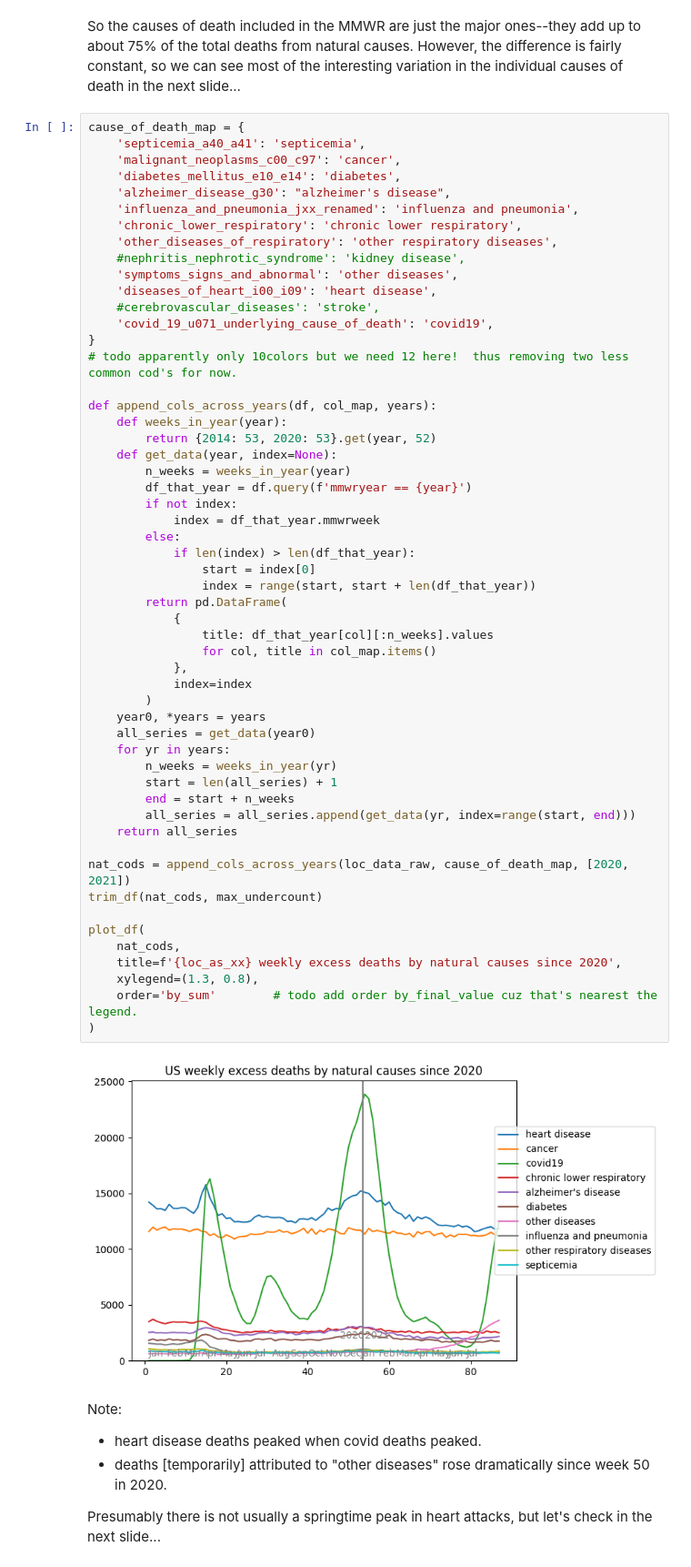
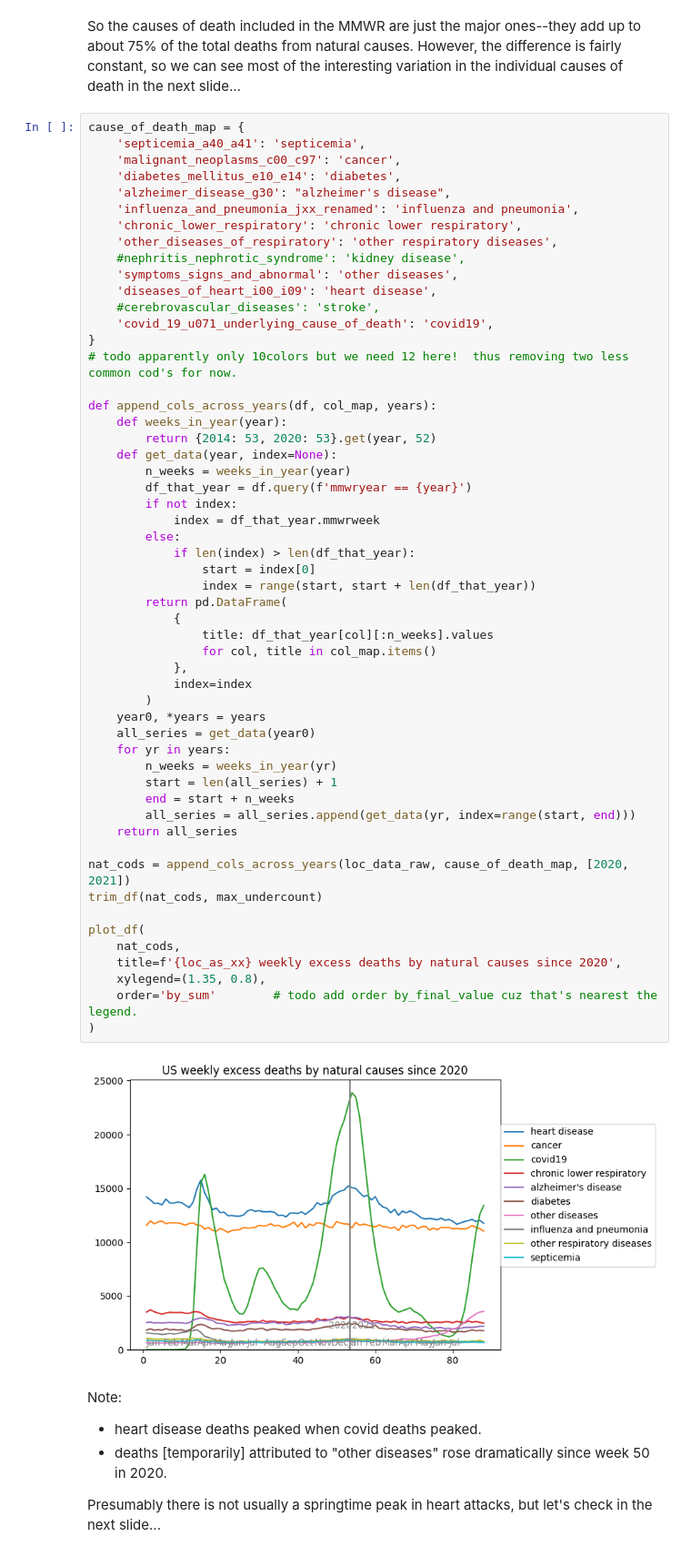
Before and after one commit to jsaponara/exploring_death_data, a Jupyter notebook: deaths-us-natural_cause.ipynb, the cells around one changed output. Shown at 91% size. Saved outputs shown, nothing was run; the diff lists cells and outputs as text.

```diff
--- a/deaths-us-natural_cause.ipynb
+++ b/deaths-us-natural_cause.ipynb
@@ -677,35 +677,35 @@ def append_cols_across_years(df, col_map, years):
             index = df_that_year.mmwrweek
         else:
             if len(index) > len(df_that_year):
                 start = index[0]
                 index = range(start, start + len(df_that_year))
         return pd.DataFrame(
             {
                 title: df_that_year[col][:n_weeks].values
                 for col, title in col_map.items()
             },
             index=index
         )
     year0, *years = years
     all_series = get_data(year0)
     for yr in years:
         n_weeks = weeks_in_year(yr)
         start = len(all_series) + 1
         end = start + n_weeks
         all_series = all_series.append(get_data(yr, index=range(start, end)))
     return all_series
 
 nat_cods = append_cols_across_years(loc_data_raw, cause_of_death_map, [2020, 2021])
 trim_df(nat_cods, max_undercount)
 
 plot_df(
     nat_cods,
     title=f'{loc_as_xx} weekly excess deaths by natural causes since 2020',
-    xylegend=(1.3, 0.8),
+    xylegend=(1.35, 0.8),
     order='by_sum'        # todo add order by_final_value cuz that's nearest the legend.
 )
 # %% [output]
-[figure, old version]
+[figure, new version]
 # %% [markdown]
 Note:
 - heart disease deaths peaked when covid deaths peaked.
```
Also changed, not shown: parts of 12 cells of this notebook, 1 other file.
